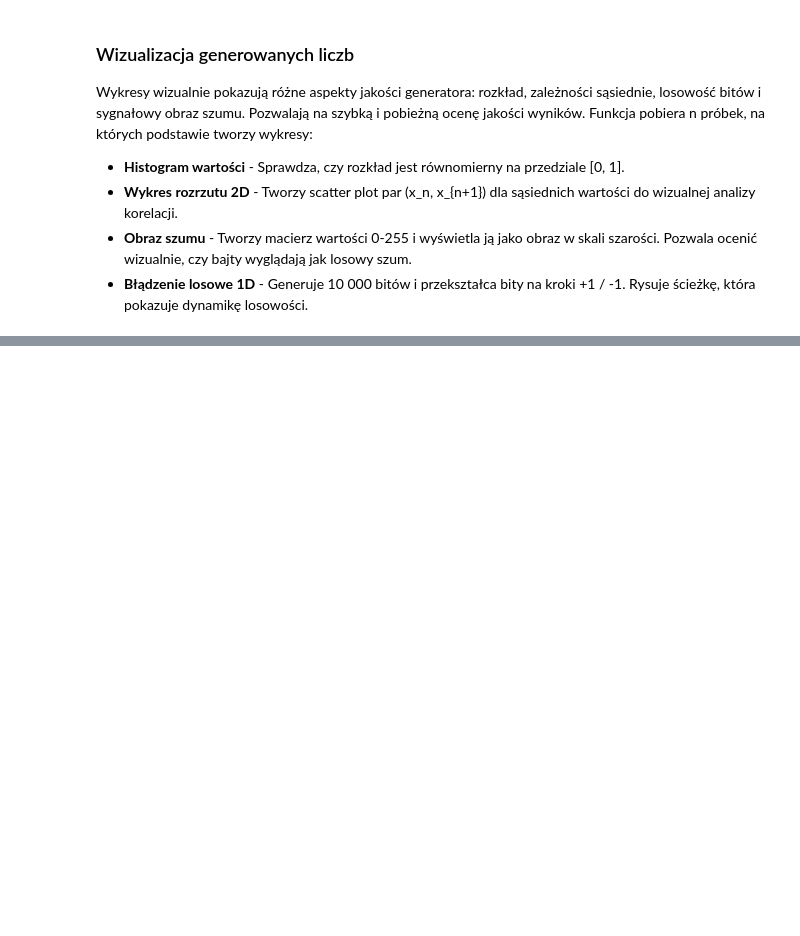
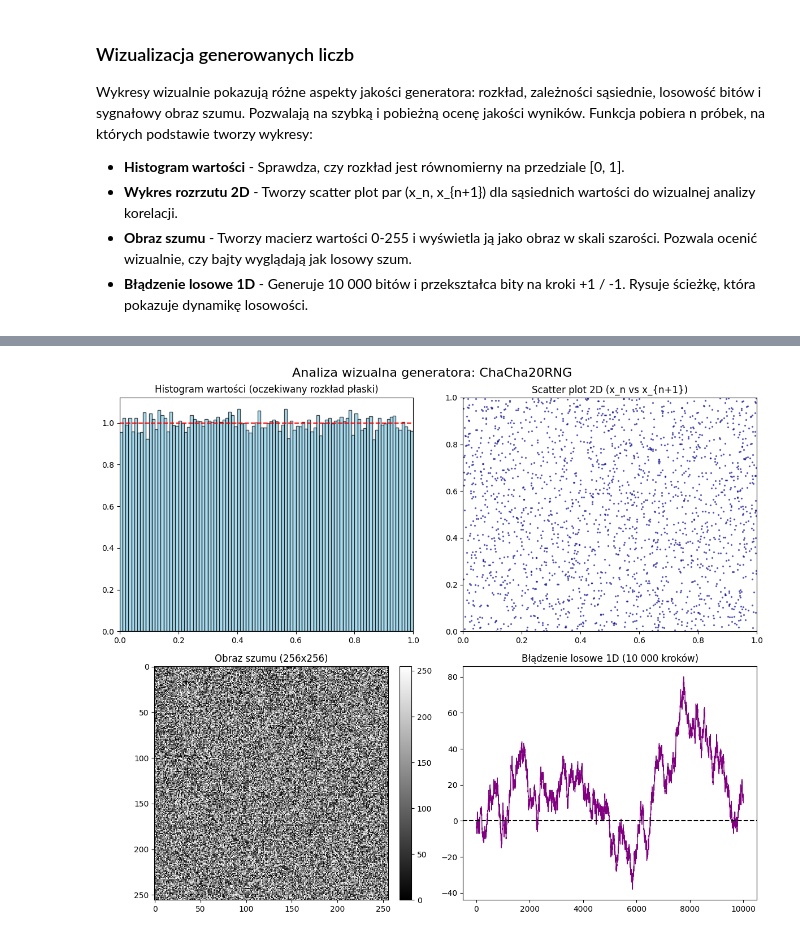
Before and after one commit to lsok02/IPOWBDB, a Jupyter notebook: noteboooks/P11.ipynb, the cells around one changed output, grey strips where cells are left out. Saved outputs shown, nothing was run; the diff lists cells and outputs as text; code cells hidden in the pictures; blank space fills up the shorter version.

```diff
--- a/noteboooks/P11.ipynb
+++ b/noteboooks/P11.ipynb
@@ -95,0 +334,5 @@ Wykresy wizualnie pokazują różne aspekty jakości generatora: rozkład, zale
+# %%
+generator = ChaCha20RNG(seed=12345)
+run_visual_tests(generator)
+# %% [output]
+[figure, added]
```
Also changed, not shown: parts of 14 cells of this notebook, 3 other files.
